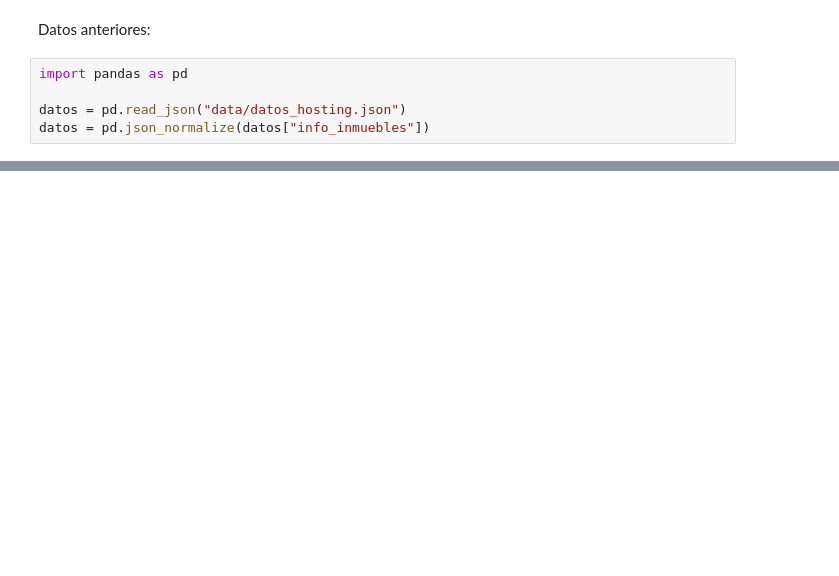
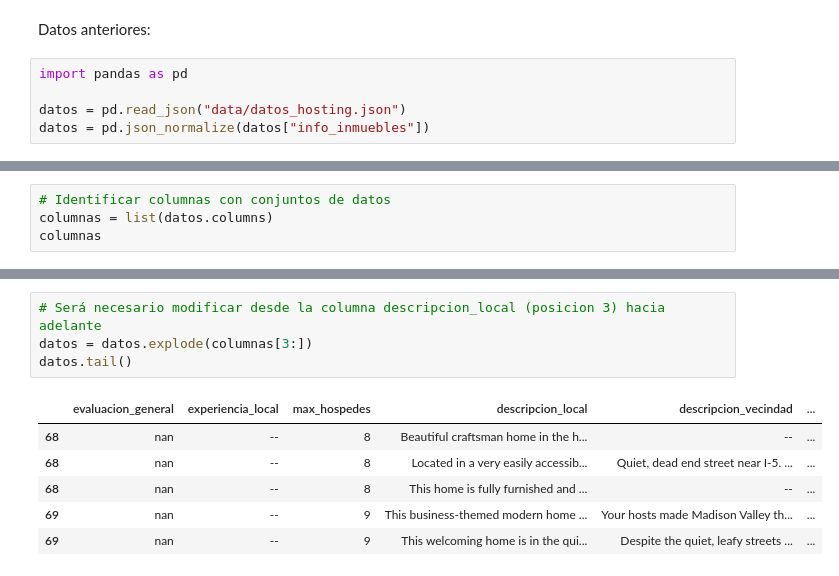
Before and after one commit to Ivan270/pandas-transformacion-manipulacion-datos, a Jupyter notebook: 2.1.datos-numericos.ipynb, the cells around one changed output, grey strips where cells are left out. Cells and saved outputs as stored; diff of their text form; blank space fills up the shorter version.

```diff
--- a/2.1.datos-numericos.ipynb
+++ b/2.1.datos-numericos.ipynb
@@ -12,0 +17,4 @@ datos.sample()
+# %%
+# Identificar columnas con conjuntos de datos
+columnas = list(datos.columns)
+columnas
@@ -12,0 +35,11 @@ datos.sample()
+# %%
+# Será necesario modificar desde la columna descripcion_local (posicion 3) hacia adelante
+datos = datos.explode(columnas[3:])
+datos.tail()
+# %% [output]
+|  | evaluacion_general | experiencia_local | max_hospedes | descripcion_local | descripcion_vecindad | ... |
+| 68 | nan | -- | 8 | Beautiful craftsman home in the h... | -- | ... |
+| 68 | nan | -- | 8 | Located in a very easily accessib... | Quiet, dead end street near I-5. ... | ... |
+| 68 | nan | -- | 8 | This home is fully furnished and ... | -- | ... |
+| 69 | nan | -- | 9 | This business-themed modern home ... | Your hosts made Madison Valley th... | ... |
+| 69 | nan | -- | 9 | This welcoming home is in the qui... | Despite the quiet, leafy streets ... | ... |
```
Also changed, not shown: parts of 29 cells of this notebook, 1 other file.
